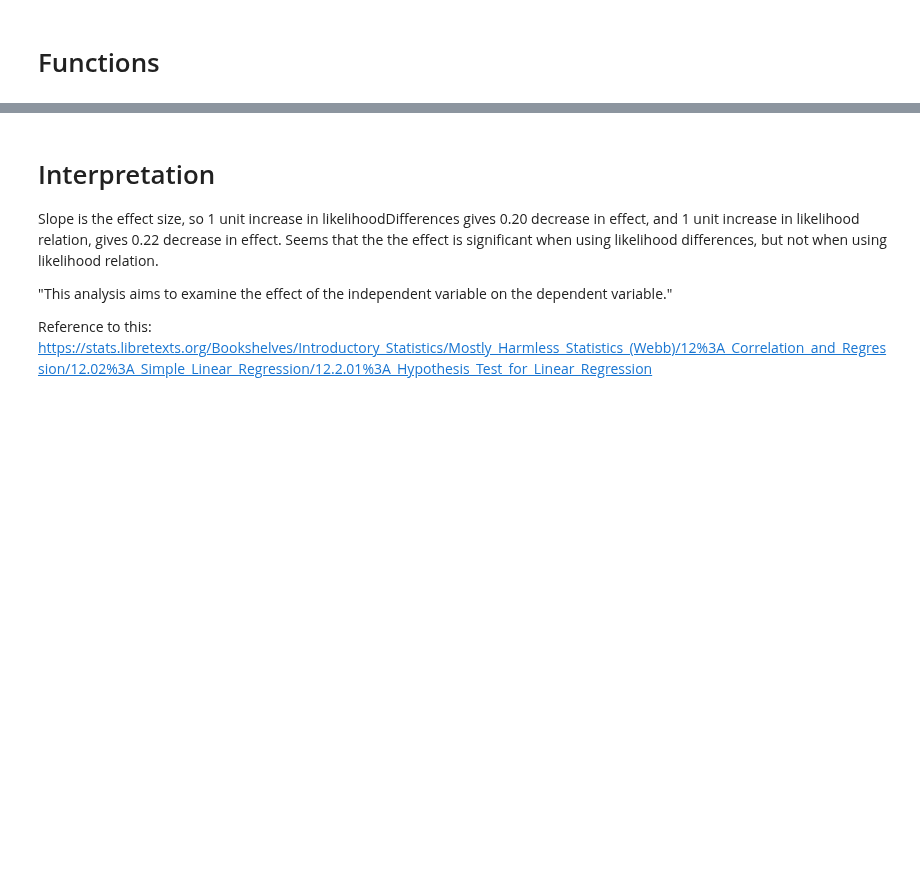
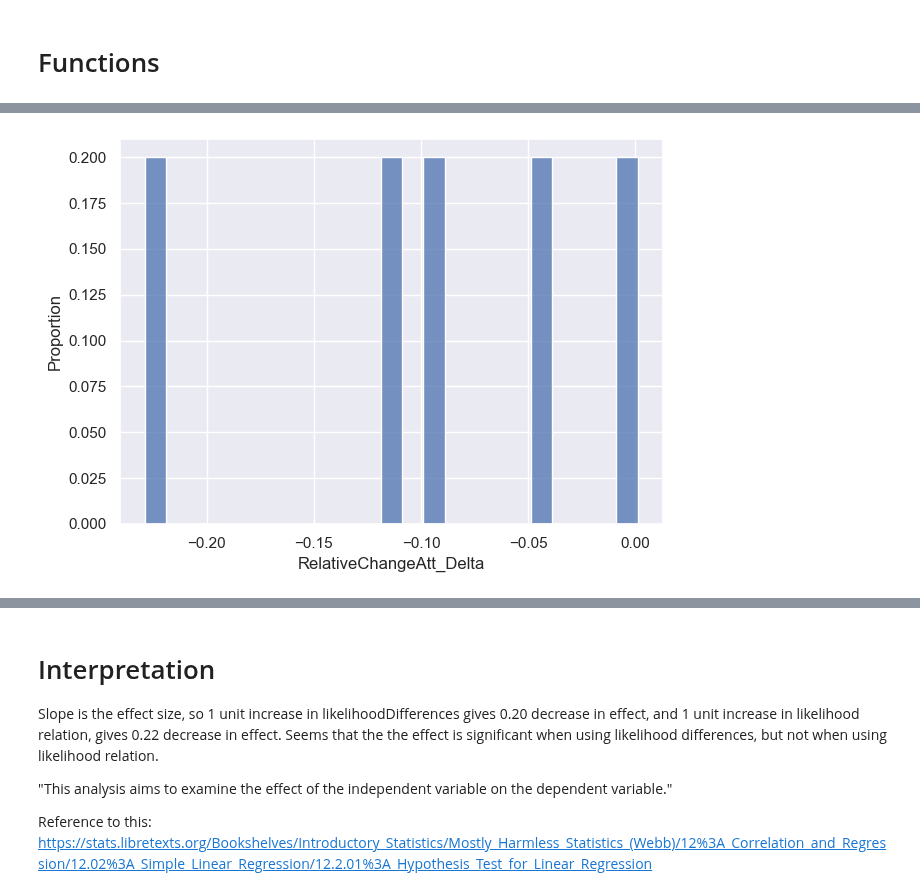
Before and after one commit to EllenWM/Evolution-of-Gender-Diversity-in-Physics-Conferences, a Jupyter notebook: interventionImpact_version3_ChangePeriods.ipynb, the cells around one changed output, grey strips where cells are left out. Drawn from its saved outputs; the diff is of its cells as text; code cells hidden in the pictures; blank space fills up the shorter version.

```diff
--- a/interventionImpact_version3_ChangePeriods.ipynb
+++ b/interventionImpact_version3_ChangePeriods.ipynb
@@ -365,0 +347,7 @@ len(sortedEvalUnits[sortedEvalUnits.RelativeChangeAtt_Delta >= 0])/len(sortedEva
+# %%
+#sort units(high, low)
+sns.histplot(data = lowUnits, x = 'RelativeChangeAtt_Delta', binwidth = 0.01, stat = 'proportion')
+plt.show()
+#- Check how the distribution lies wrt 0 (test for significantly positive values)
+# %% [output]
+[figure, added]
```
Also changed, not shown: parts of 58 cells of this notebook, 1 other file.
